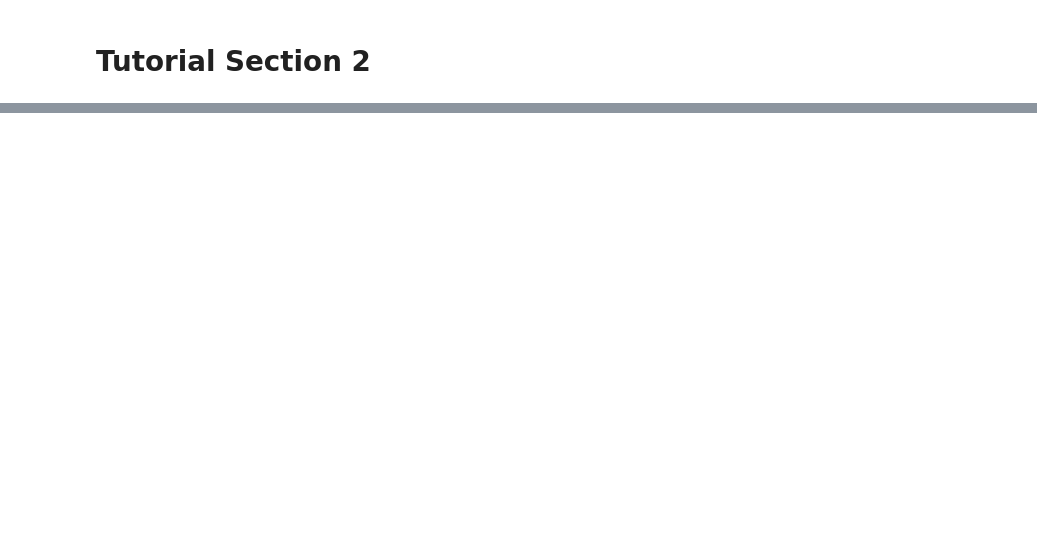
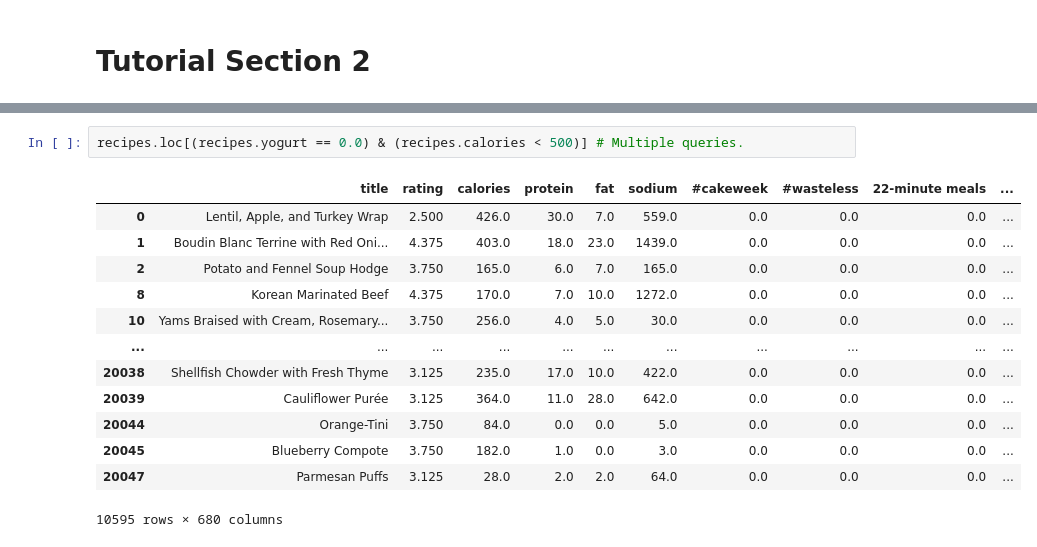
Before and after one commit to YatesyTea/DspTrain, a Jupyter notebook: example.ipynb, the cells around one changed output, grey strips where cells are left out. Drawn from its saved outputs; the diff is of its cells as text; blank space fills up the shorter version.

```diff
--- a/example.ipynb
+++ b/example.ipynb
@@ -81,0 +202,16 @@ AttributeError: 'DataFrame' object has no attribute 'title'
+# %%
+recipes.loc[(recipes.yogurt == 0.0) & (recipes.calories < 500)] # Multiple queries.
+# %% [output]
+|  | title | rating | calories | protein | fat | sodium | #cakeweek | #wasteless | 22-minute meals | ... |
+| 0 | Lentil, Apple, and Turkey Wrap | 2.500 | 426.0 | 30.0 | 7.0 | 559.0 | 0.0 | 0.0 | 0.0 | ... |
+| 1 | Boudin Blanc Terrine with Red Oni... | 4.375 | 403.0 | 18.0 | 23.0 | 1439.0 | 0.0 | 0.0 | 0.0 | ... |
+| 2 | Potato and Fennel Soup Hodge | 3.750 | 165.0 | 6.0 | 7.0 | 165.0 | 0.0 | 0.0 | 0.0 | ... |
+| 8 | Korean Marinated Beef | 4.375 | 170.0 | 7.0 | 10.0 | 1272.0 | 0.0 | 0.0 | 0.0 | ... |
+| 10 | Yams Braised with Cream, Rosemary... | 3.750 | 256.0 | 4.0 | 5.0 | 30.0 | 0.0 | 0.0 | 0.0 | ... |
+| ... | ... | ... | ... | ... | ... | ... | ... | ... | ... | ... |
+| 20038 | Shellfish Chowder with Fresh Thyme | 3.125 | 235.0 | 17.0 | 10.0 | 422.0 | 0.0 | 0.0 | 0.0 | ... |
+| 20039 | Cauliflower Purée | 3.125 | 364.0 | 11.0 | 28.0 | 642.0 | 0.0 | 0.0 | 0.0 | ... |
+| 20044 | Orange-Tini | 3.750 | 84.0 | 0.0 | 0.0 | 5.0 | 0.0 | 0.0 | 0.0 | ... |
+| 20045 | Blueberry Compote | 3.750 | 182.0 | 1.0 | 0.0 | 3.0 | 0.0 | 0.0 | 0.0 | ... |
+| 20047 | Parmesan Puffs | 3.125 | 28.0 | 2.0 | 2.0 | 64.0 | 0.0 | 0.0 | 0.0 | ... |
+10595 rows × 680 columns
```
Also changed, not shown: parts of 15 cells of this notebook.
